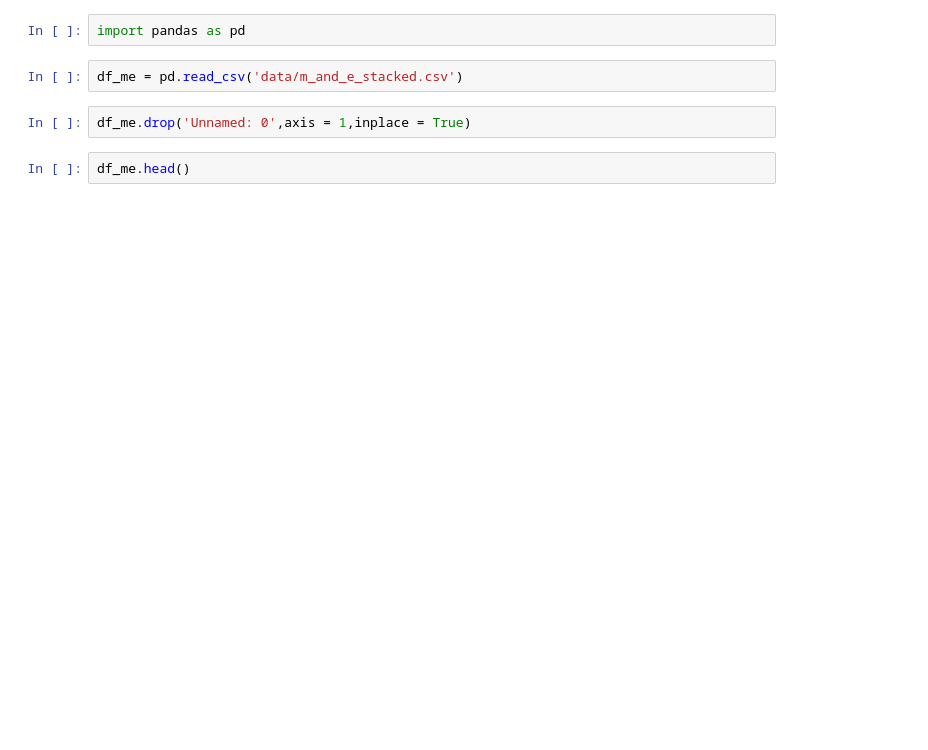
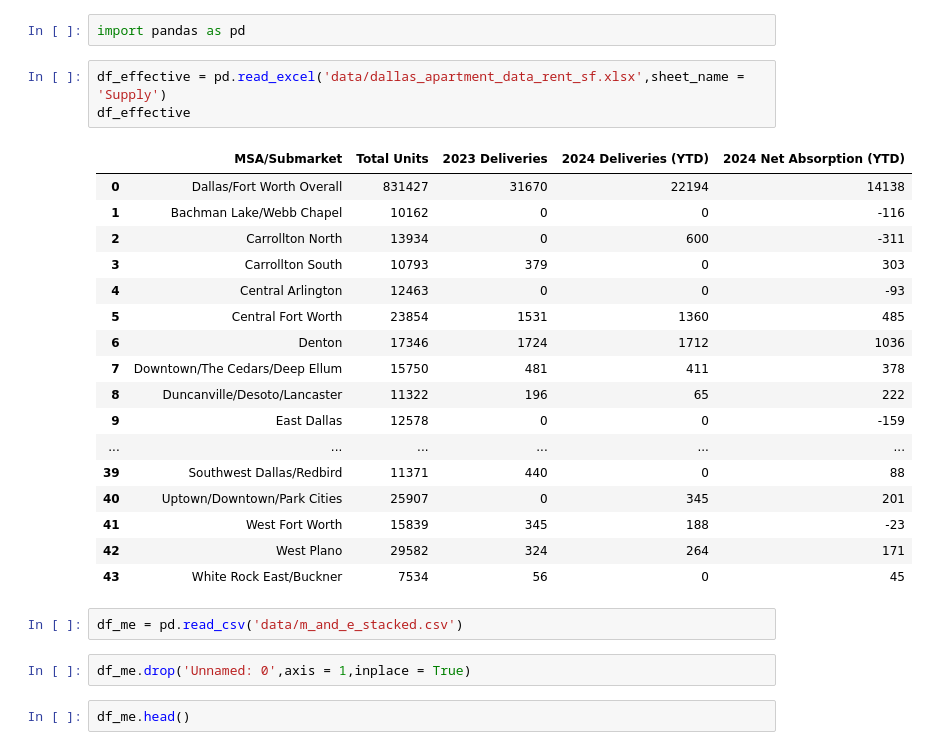
Before and after one commit to AlexanderBaker44/realty-env-dash, a Jupyter notebook: updated_realty_analysis.ipynb, the cells around one changed output. Saved outputs shown, nothing was run; the diff lists cells and outputs as text; blank space fills up the shorter version.

Commit message:
added supply data

```diff
--- a/updated_realty_analysis.ipynb
+++ b/updated_realty_analysis.ipynb
@@ -1,5 +1,26 @@
 # %%
 import pandas as pd
+# %%
+df_effective = pd.read_excel('data/dallas_apartment_data_rent_sf.xlsx',sheet_name = 'Supply')
+df_effective
+# %% [output]
+|  | MSA/Submarket | Total Units | 2023 Deliveries | 2024 Deliveries (YTD) | 2024 Net Absorption (YTD) |
+| 0 | Dallas/Fort Worth Overall | 831427 | 31670 | 22194 | 14138 |
+| 1 | Bachman Lake/Webb Chapel | 10162 | 0 | 0 | -116 |
+| 2 | Carrollton North | 13934 | 0 | 600 | -311 |
+| 3 | Carrollton South | 10793 | 379 | 0 | 303 |
+| 4 | Central Arlington | 12463 | 0 | 0 | -93 |
+| 5 | Central Fort Worth | 23854 | 1531 | 1360 | 485 |
+| 6 | Denton | 17346 | 1724 | 1712 | 1036 |
+| 7 | Downtown/The Cedars/Deep Ellum | 15750 | 481 | 411 | 378 |
+| 8 | Duncanville/Desoto/Lancaster | 11322 | 196 | 65 | 222 |
+| 9 | East Dallas | 12578 | 0 | 0 | -159 |
+| ... | ... | ... | ... | ... | ... |
+| 39 | Southwest Dallas/Redbird | 11371 | 440 | 0 | 88 |
+| 40 | Uptown/Downtown/Park Cities | 25907 | 0 | 345 | 201 |
+| 41 | West Fort Worth | 15839 | 345 | 188 | -23 |
+| 42 | West Plano | 29582 | 324 | 264 | 171 |
+| 43 | White Rock East/Buckner | 7534 | 56 | 0 | 45 |
 # %%
 df_me = pd.read_csv('data/m_and_e_stacked.csv')
 # %%
```
Also changed, not shown: 1 other file.
